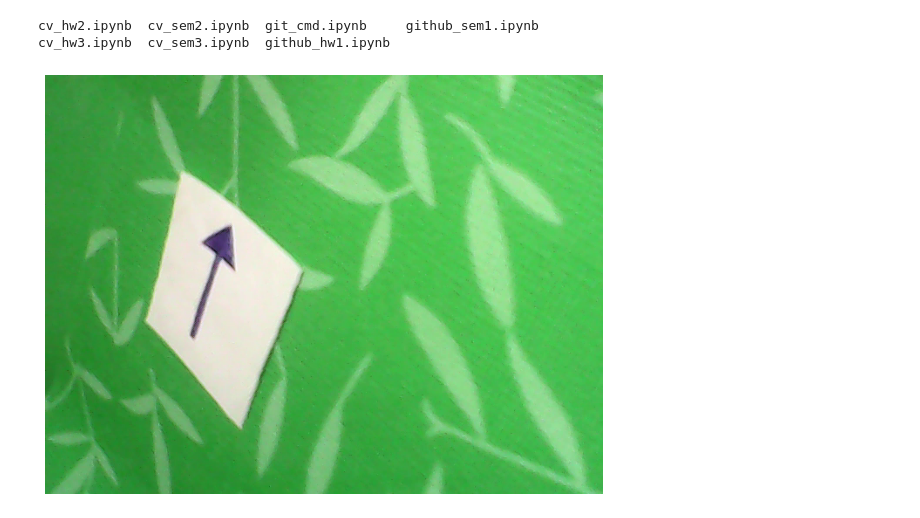
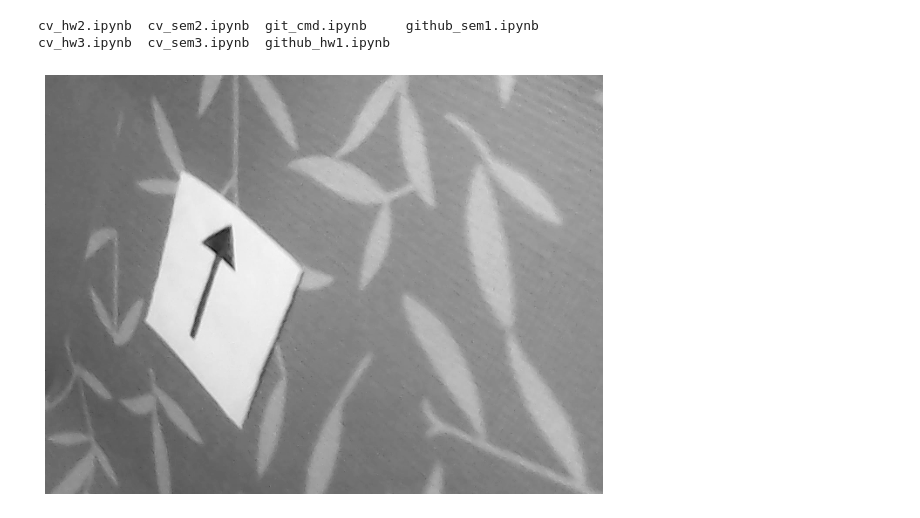
Before and after one commit to PtrShi/cvr_course, a Jupyter notebook: notebooks/cv_hw3.ipynb, the cells around one changed output. Cells and saved outputs as stored; diff of their text form; code cells hidden in the pictures.

```diff
--- a/notebooks/cv_hw3.ipynb
+++ b/notebooks/cv_hw3.ipynb
@@ -24,18 +25,16 @@ cv_hw3.ipynb  cv_sem3.ipynb  github_hw1.ipynb
 # %%
 import numpy as np
 import cv2
 import time
 import os
 import math
 import sys
 from matplotlib import pyplot as plt
 plt.rcParams["figure.figsize"] = (10,10)
-
 img = cv2.imread ("../data/imgs/arrow/vlcsnap-2020-10-21-18h01m22s212.png", cv2.IMREAD_COLOR)
-#img = cv2.imread('../data/images/perimeter/vlcsnap-2020-10-21-01h21m37s326.png')
-img_rgb = cv2.cvtColor (img, cv2.COLOR_BGR2RGB)
-plt.imshow (img_rgb)
+img = cv2.cvtColor (img, cv2.COLOR_BGR2GRAY)
+plt.imshow (img, cmap = 'gray')
 plt.axis ('off')
 plt.show ()
 # %% [output]
-[figure, old version]
+[figure, new version]
```
Also changed, not shown: parts of 2 cells of this notebook.
